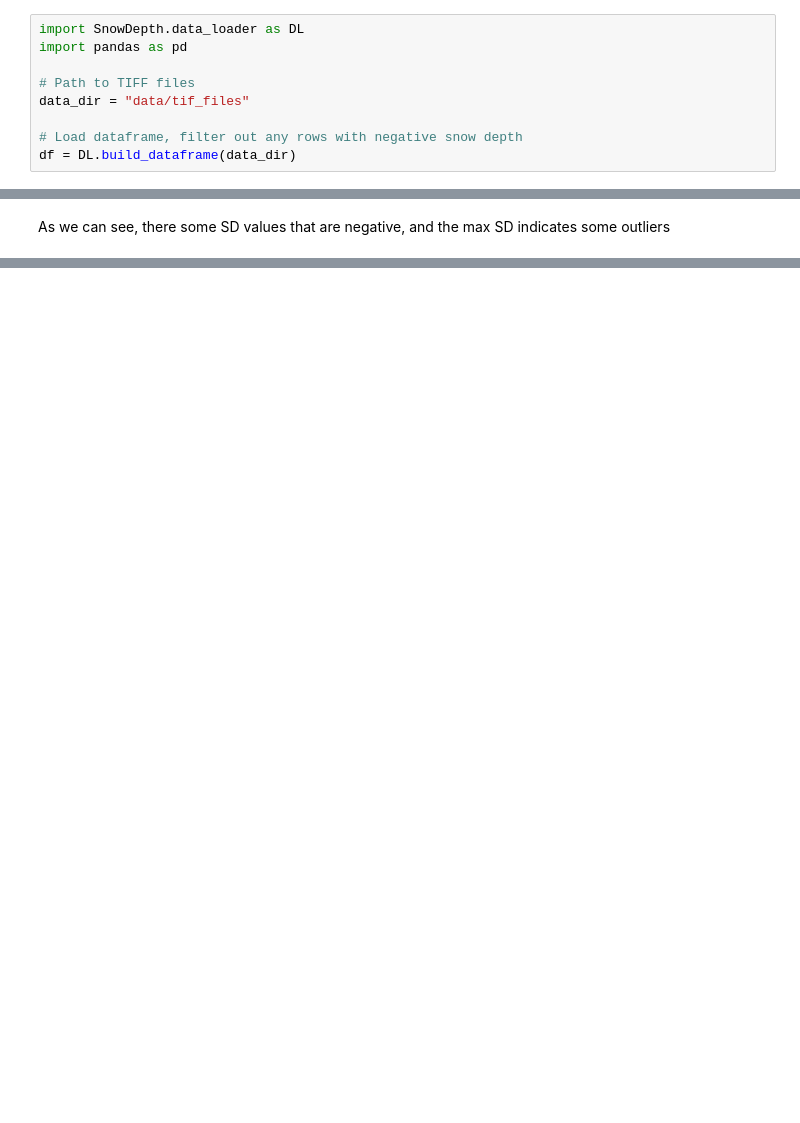
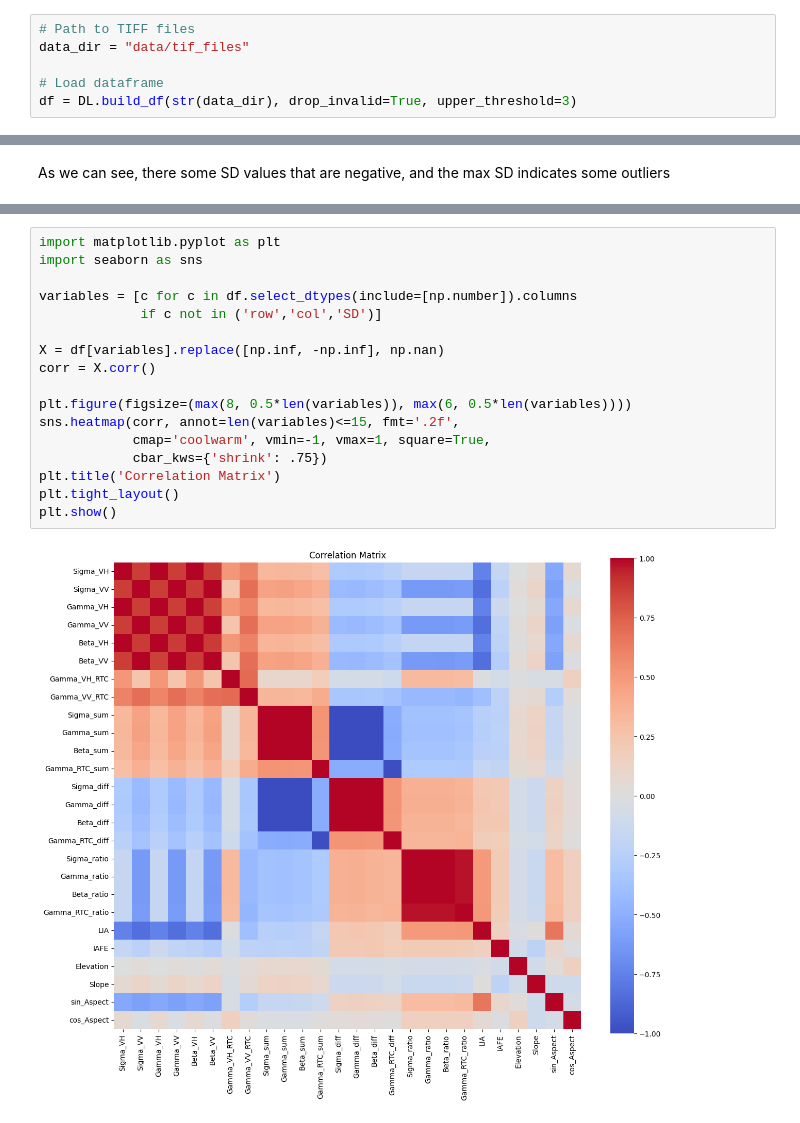
Before and after one commit to mathiasskauge/Mathias_Snowdepth, a Jupyter notebook: data_inspection.ipynb, the cells around one changed output, grey strips where cells are left out. Saved outputs shown, nothing was run; the diff lists cells and outputs as text; blank space fills up the shorter version.

```diff
--- a/data_inspection.ipynb
+++ b/data_inspection.ipynb
@@ -7,9 +4,6 @@ if str(ROOT) not in sys.path:
 # %%
-import SnowDepth.data_loader as DL
-import pandas as pd
-
 # Path to TIFF files
 data_dir = "data/tif_files"
 
-# Load dataframe, filter out any rows with negative snow depth
-df = DL.build_dataframe(data_dir)
+# Load dataframe
+df = DL.build_df(str(data_dir), drop_invalid=True, upper_threshold=3)
@@ -181,0 +115,19 @@ for col in variables:
+# %%
+import matplotlib.pyplot as plt
+import seaborn as sns
+
+variables = [c for c in df.select_dtypes(include=[np.number]).columns
+             if c not in ('row','col','SD')]
+
+X = df[variables].replace([np.inf, -np.inf], np.nan)
+corr = X.corr()
+
+plt.figure(figsize=(max(8, 0.5*len(variables)), max(6, 0.5*len(variables))))
+sns.heatmap(corr, annot=len(variables)<=15, fmt='.2f',
+            cmap='coolwarm', vmin=-1, vmax=1, square=True,
+            cbar_kws={'shrink': .75})
+plt.title('Correlation Matrix')
+plt.tight_layout()
+plt.show()
+# %% [output]
+[figure, added]
```
Also changed, not shown: parts of 13 cells of this notebook, 8 other files.
